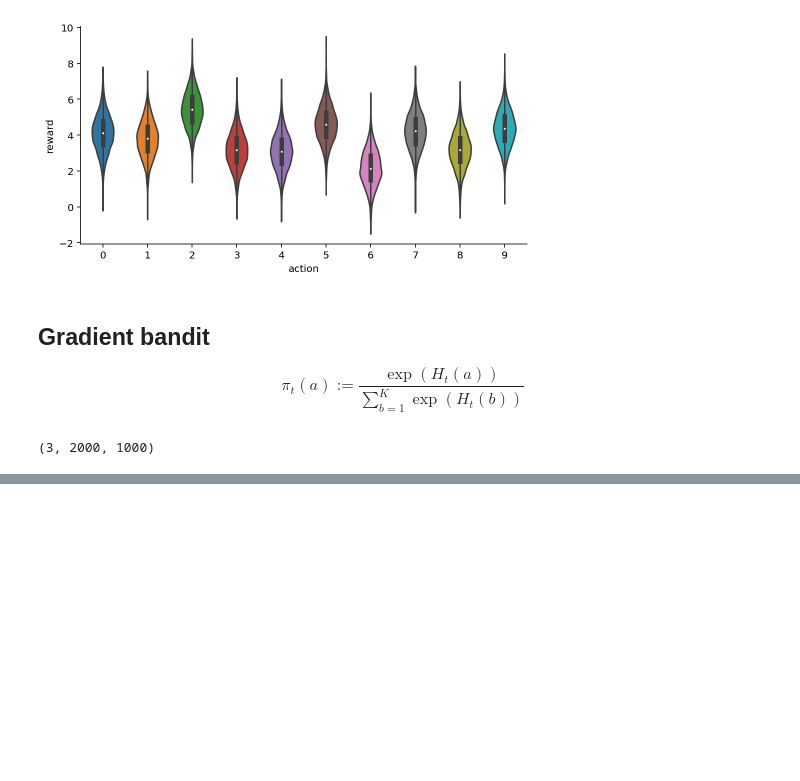
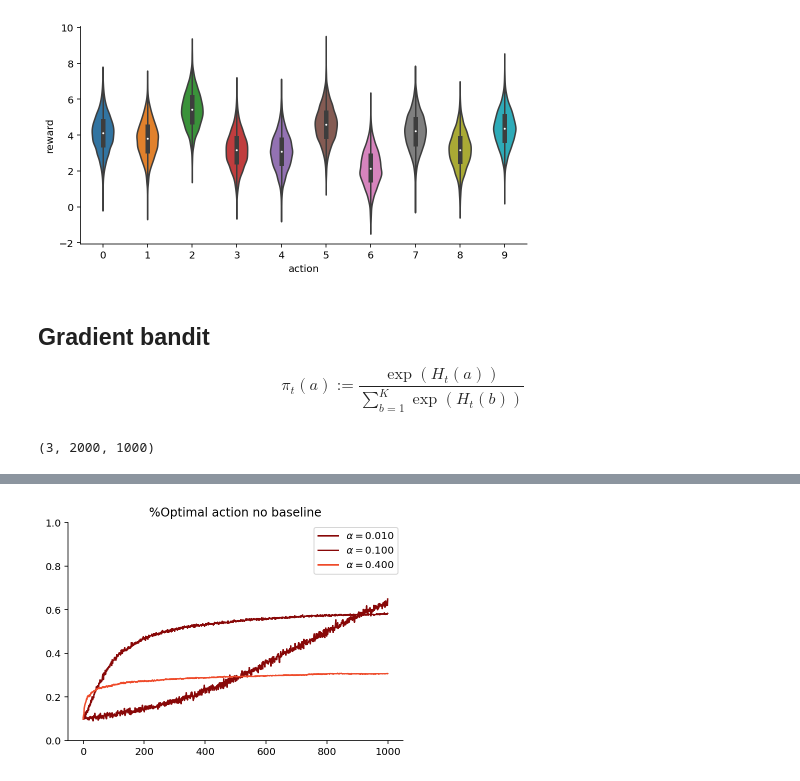
Before and after one commit to gerdm/reinforcement-learning, a Jupyter notebook: ch01/gradient-bandit.ipynb, the cells around one changed output, grey strips where cells are left out. Saved outputs shown, nothing was run; the diff lists cells and outputs as text; code cells hidden in the pictures; blank space fills up the shorter version.

```diff
--- a/ch01/gradient-bandit.ipynb
+++ b/ch01/gradient-bandit.ipynb
@@ -136,0 +148,10 @@ plt.legend(legends);
+# %%
+plt.title("%Optimal action no baseline")
+no_baseline_correct = (action_sims_multiple[1] == true_values.argmax()).mean(axis=1)
+for sim, c in zip(no_baseline_correct, colors_no_baseline):
+    plt.plot(sim, c=c)
+legends = [r"$\alpha=$"f"{alpha:0.3f}" for alpha in alpha_values]
+plt.ylim(0, 1)
+plt.legend(legends);
+# %% [output]
+[figure, added]
```
Also changed, not shown: parts of 3 cells of this notebook.
